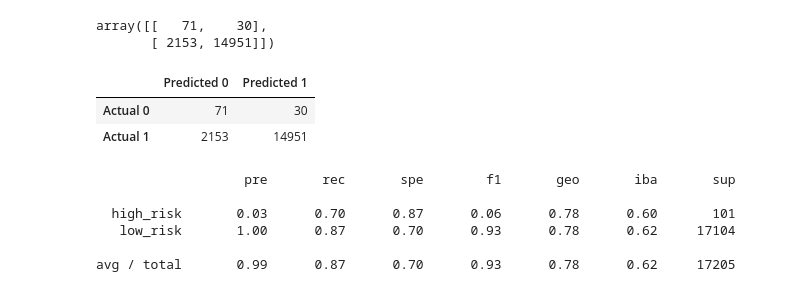
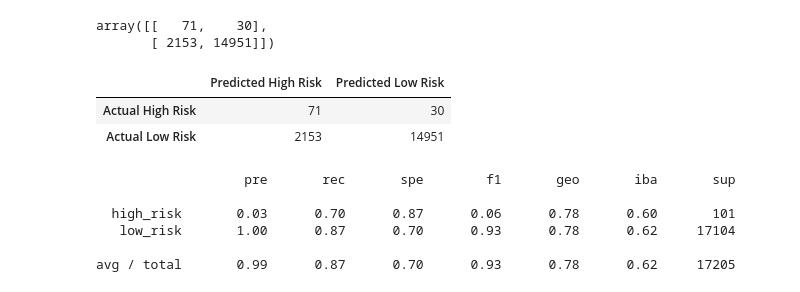
Before and after one commit to sarah17moore/credit_risk_analysis, a Jupyter notebook: credit_risk_ensemble.ipynb, the cells around one changed output. Drawn from its saved outputs; the diff is of its cells as text; code cells hidden in the pictures.

```diff
--- a/credit_risk_ensemble.ipynb
+++ b/credit_risk_ensemble.ipynb
@@ -87,7 +87,9 @@ df.head()
 X =  pd.get_dummies(df.drop(columns="loan_status"))
 
 # Create our target
-y = df["loan_status"]
+## This calls the target variable from ln3
+## and will locate and copy all values within the "loan_status" column
+y = df.loc[:, target].copy()
 # %%
 X.describe()
 # %% [output]
@@ -152,14 +155,15 @@ array([[   71,    30],
        [ 2153, 14951]])
 # %%
 # Create a DataFrame from the confusion matrix.
-cm_df = pd.DataFrame(
-    cm, index=["Actual 0", "Actual 1"], columns=["Predicted 0", "Predicted 1"])
+cm_df = pd.DataFrame(cm,
+                     index=["Actual High Risk", "Actual Low Risk"],
+                     columns=["Predicted High Risk", "Predicted Low Risk"])
 
 cm_df
 # %% [output]
-|  | Predicted 0 | Predicted 1 |
-| Actual 0 | 71 | 30 |
-| Actual 1 | 2153 | 14951 |
+|  | Predicted High Risk | Predicted Low Risk |
+| Actual High Risk | 71 | 30 |
+| Actual Low Risk | 2153 | 14951 |
 # %%
 # Print the imbalanced classification report
 from imblearn.metrics import classification_report_imbalanced
```
Also changed, not shown: parts of 2 cells of this notebook.
